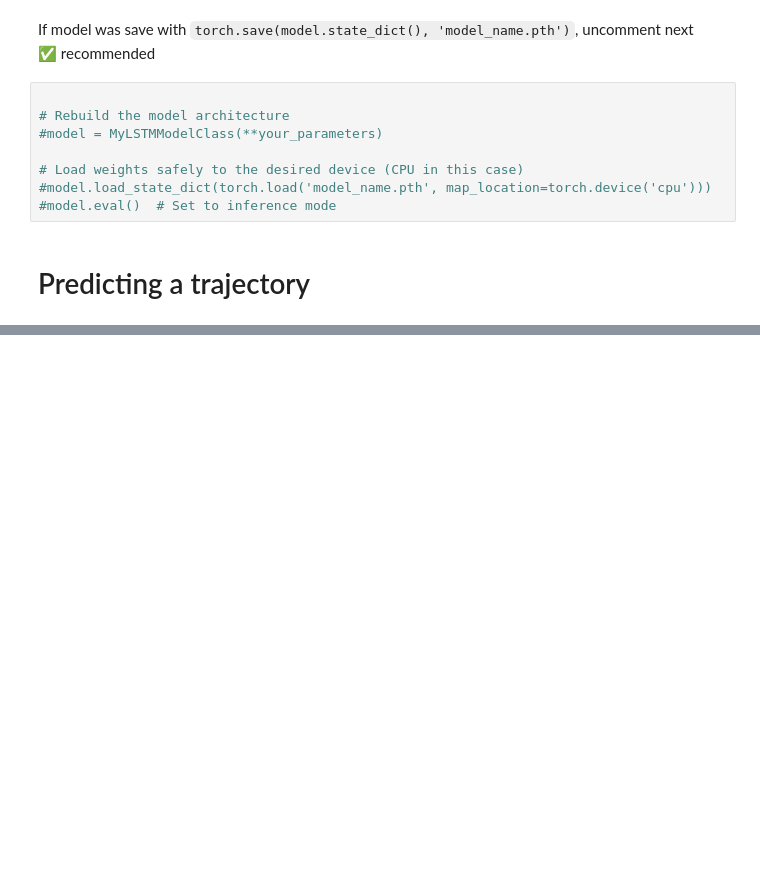
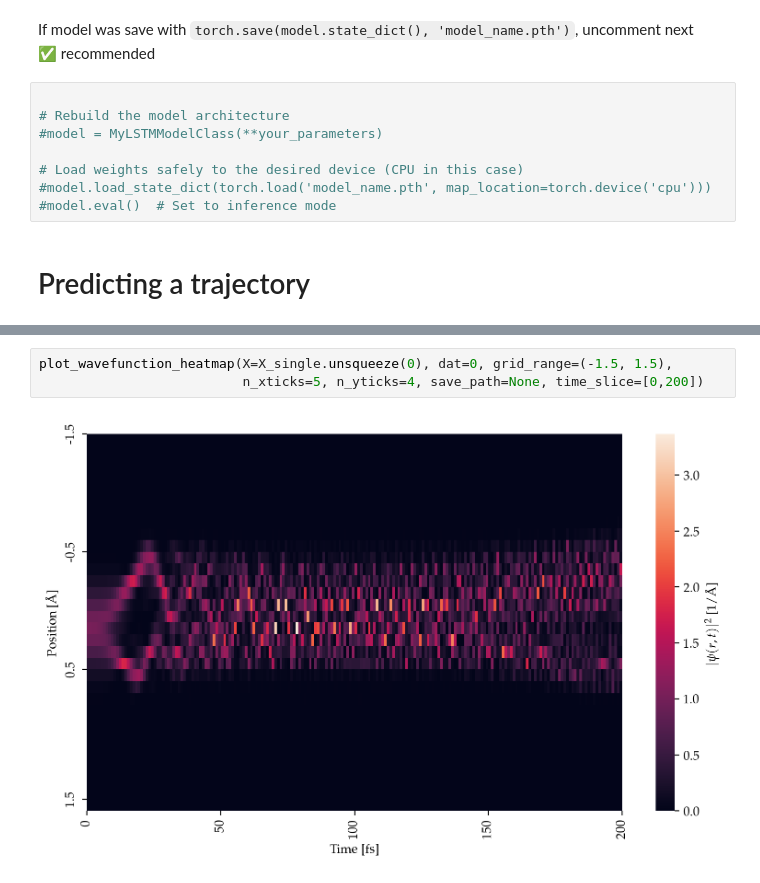
Before and after one commit to Jessi-MM/LSTM_PropagatorLearning, a Jupyter notebook: notebooks/new_03_predictions_visualization.ipynb, the cells around one changed output, grey strips where cells are left out. Drawn from its saved outputs; the diff is of its cells as text; blank space fills up the shorter version.

```diff
--- a/notebooks/new_03_predictions_visualization.ipynb
+++ b/notebooks/new_03_predictions_visualization.ipynb
@@ -580,0 +339,5 @@ This is the end of the notebook. Happy day 😁
+# %%
+plot_wavefunction_heatmap(X=X_single.unsqueeze(0), dat=0, grid_range=(-1.5, 1.5),
+                          n_xticks=5, n_yticks=4, save_path=None, time_slice=[0,200])
+# %% [output]
+[figure, added]
```
Also changed, not shown: parts of 29 cells of this notebook, 1 other file.
